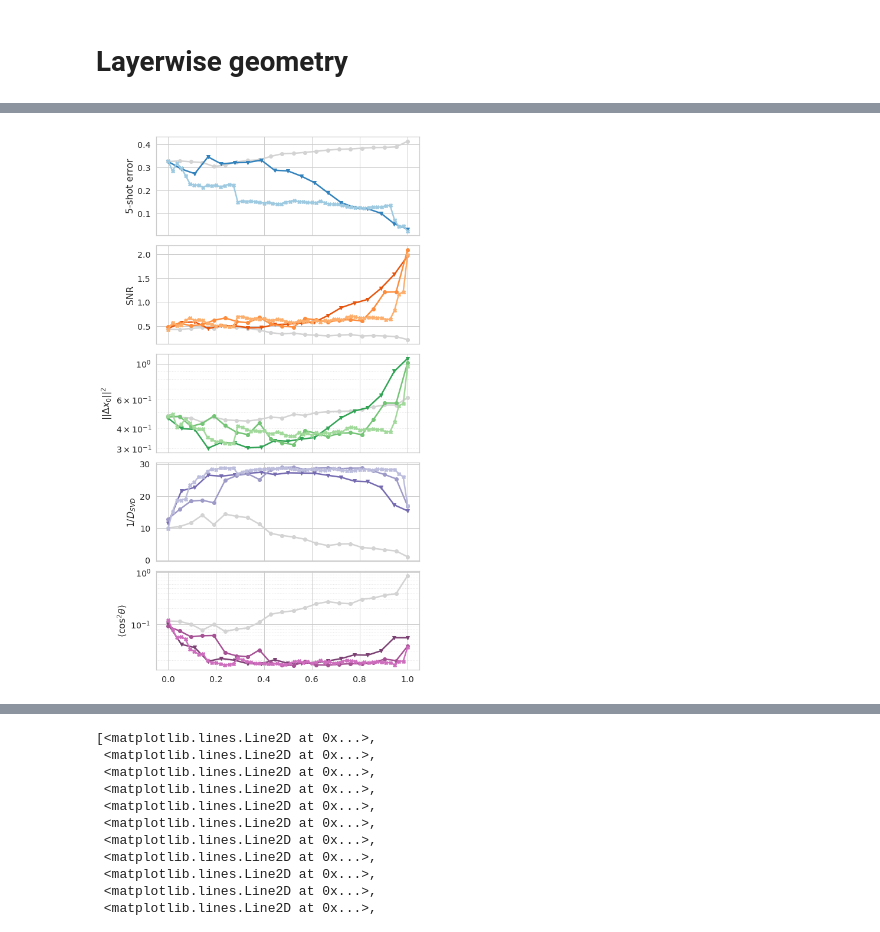
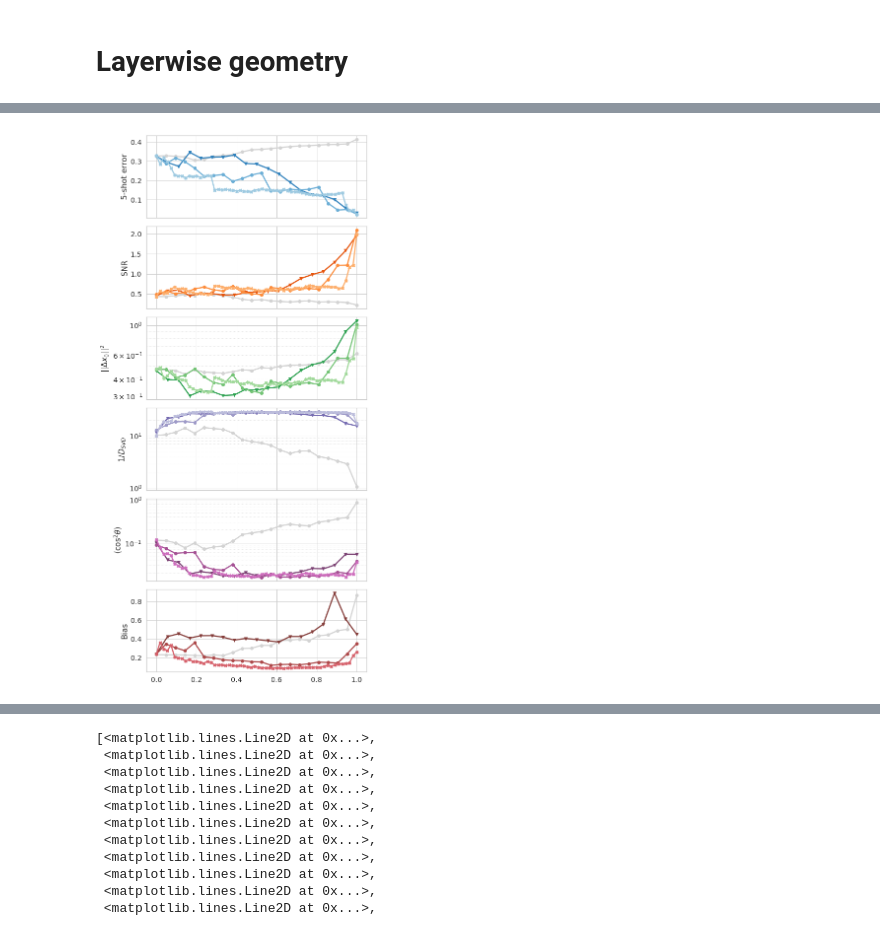
Before and after one commit to bsorsch/geometry-fewshot-learning, a Jupyter notebook: Embeddings.ipynb, the cells around one changed output, grey strips where cells are left out. Saved outputs shown, nothing was run; the diff lists cells and outputs as text; code cells hidden in the pictures.

```diff
--- a/Embeddings.ipynb
+++ b/Embeddings.ipynb
@@ -785,3 +849,6 @@ plt.yscale('log')
 [figure]
 # %% [markdown]
 # Layerwise geometry
+# %%
+modelname = 'resnet50'
+model_dir = os.path.join(root,modelname)
@@ -808,10 +886,11 @@ def load_geometry(modelname, m):
         dist_norms.append(dist_norm)
 
         css = (csa + csb/m) * dist_norm**2
-        bias = (Rs**2).sum(-1) / (Rs**2).sum(-1)[:,None] - 1
+        bias = (Rs**2).mean(-1) / (Rs**2).mean(-1)[:,None] - 1
         SNR = 1/2*(dist_norm**2 + bias/m)/ np.sqrt(1/Ds/m + css + ss/m)
         SNRs.append(SNR)
     dist_norms = np.stack(dist_norms)
     SNRs = np.stack(SNRs)
+    bias = (Rs_all**2).sum(-1)[:,None] / (Rs_all**2).sum(-1)[:,:,None] - 1
 
-    return SNRs,dist_norms,Ds_all,csa_all,err_all
+    return SNRs,dist_norms,Ds_all,csa_all,err_all,bias
@@ -823,9 +897,9 @@ ss_all = np.load(os.path.join(model_dir, 'layerwise','ss_all.npy'),)
 # %%
 m = 5
-SNR_un,dist_norm_un,Ds_un,csa_un,err_all_un = load_geometry('resnet50_untrained', m)
-SNR_50,dist_norm_50,Ds_50,csa_50,err_all_50 = load_geometry('resnet50', m)
-SNR_152,dist_norm_152,Ds_152,csa_152,err_all_152 = load_geometry('resnet152', m)
-SNR_vgg,dist_norm_vgg,Ds_vgg,csa_vgg,err_all_vgg = load_geometry('vgg19', m)
+SNR_un,dist_norm_un,Ds_un,csa_un,err_all_un,bias_un = load_geometry('resnet50_untrained', m)
+SNR_50,dist_norm_50,Ds_50,csa_50,err_all_50,bias_50 = load_geometry('resnet50', m)
+SNR_152,dist_norm_152,Ds_152,csa_152,err_all_152,bias_152 = load_geometry('resnet152', m)
+SNR_vgg,dist_norm_vgg,Ds_vgg,csa_vgg,err_all_vgg,bias_vgg = load_geometry('vgg19', m)
 # %%
 from scipy.special import erfc
 
@@ -850,7 +924,7 @@ fmt_rn152 = 'X-'
 ax = plt.subplot(611)
 plt.plot(xrn,err_all_un.mean((1,2)), fmt_rn50, c='lightgrey', label='Untrained')
 plt.plot(x_vgg,err_all_vgg.mean((1,2)), fmt_vgg, c=cm[0], label='VGG19')
-# plt.plot(xrn,err_all_50.mean((1,2)), fmt_rn50, c=cm[1], label='ResNet50')
+plt.plot(xrn,err_all_50.mean((1,2)), fmt_rn50, c=cm[1], label='ResNet50')
 plt.plot(xrn152,err_all_152.mean((1,2)), fmt_rn152, c=cm[2], label='ResNet152')
 plt.ylabel('5-shot error')
 # plt.yscale('log')
@@ -866,7 +940,7 @@ plt.ylabel('SNR')
 # plt.yscale('log')
 ax2.xaxis.set_ticklabels([]);
 
-# Distance
+# Signal
 ax3 = plt.subplot(613)
 plt.plot(xrn,dist_norm_un[:,~mask].mean(-1), fmt_rn50, c='lightgrey', label='Untrained')
 plt.plot(x_vgg,dist_norm_vgg[:,~mask].mean(-1), fmt_vgg, c=cm[0+8], label='VGG19')
@@ -881,33 +955,47 @@ ax4 = plt.subplot(614)
 plt.plot(xrn,Ds_un.mean(-1), fmt_rn50, c='lightgrey', label='Untrained')
 plt.plot(x_vgg,Ds_vgg.mean(-1), fmt_vgg, c=cm[0+12], label='VGG19')
 plt.plot(xrn,Ds_50.mean(-1), fmt_rn50, c=cm[1+12], label='ResNet50')
 plt.plot(xrn152,Ds_152.mean(-1), fmt_rn152, c=cm[2+12], label='ResNet152')
 plt.ylabel(r'$1/D_{SVD}$')
-# plt.yscale('log')
+plt.yscale('log')
 ax4.xaxis.set_ticklabels([]);
 
-# Center-subspace
+# Signal-noise
 ax5 = plt.subplot(615)
 cm = sns.color_palette('tab20b')
 plt.plot(xrn,csa_un[:,~mask].mean(-1), fmt_rn50, c='lightgrey', label='Untrained')
 plt.plot(x_vgg,csa_vgg[:,~mask].mean(-1), fmt_vgg, c=cm[0+16], label='VGG19')
 plt.plot(xrn,csa_50[:,~mask].mean(-1), fmt_rn50, c=cm[1+16], label='ResNet50')
 plt.plot(xrn152,csa_152[:,~mask].mean(-1), fmt_rn152, c=cm[2+16], label='ResNet152')
 plt.ylabel(r'$\langle \cos^2\theta\rangle$')
+plt.yscale('log')
+ax5.xaxis.set_ticklabels([]);
+
+# Bias
+ax6 = plt.subplot(616)
+plt.plot(xrn,np.maximum(bias_un,np.swapaxes(bias_un,1,2))[:,~mask].mean(-1),
+         fmt_rn50, c='lightgrey', label='Untrained')
+plt.plot(x_vgg,np.maximum(bias_vgg,np.swapaxes(bias_vgg,1,2))[:,~mask].mean(-1),
+         fmt_vgg, c=cm[0+12], label='VGG19')
+plt.plot(xrn,np.maximum(bias_50,np.swapaxes(bias_50,1,2))[:,~mask].mean(-1),
+         fmt_rn50, c=cm[1+12], label='ResNet50')
+plt.plot(xrn152,np.maximum(bias_152,np.swapaxes(bias_152,1,2))[:,~mask].mean(-1),
+         fmt_rn152, c=cm[2+12], label='ResNet152')
+plt.ylabel('Bias')
 plt.yscale('log')
 
 # Major ticks every 20, minor ticks every 5
 major_ticks = np.arange(0, len(Ds_152), 5)
 minor_ticks = np.arange(0, len(Ds_152))
 
 # And a corresponding grid
 ax2.grid(which='minor')
 ax2.grid(which='minor', linestyle=':', alpha=0.5)
 ax3.grid(which='minor', linestyle=':', alpha=0.5)
 ax4.grid(which='minor', linestyle=':', alpha=0.5)
 ax5.grid(which='minor', linestyle=':', alpha=0.5)
 
 plt.subplots_adjust(wspace=0, hspace=0.1)
 # plt.savefig('images/layerwise.pdf')
 # %% [output]
-[figure, old version]
+[figure, new version]
```
Also changed, not shown: parts of 7 cells of this notebook, 1 other file.
